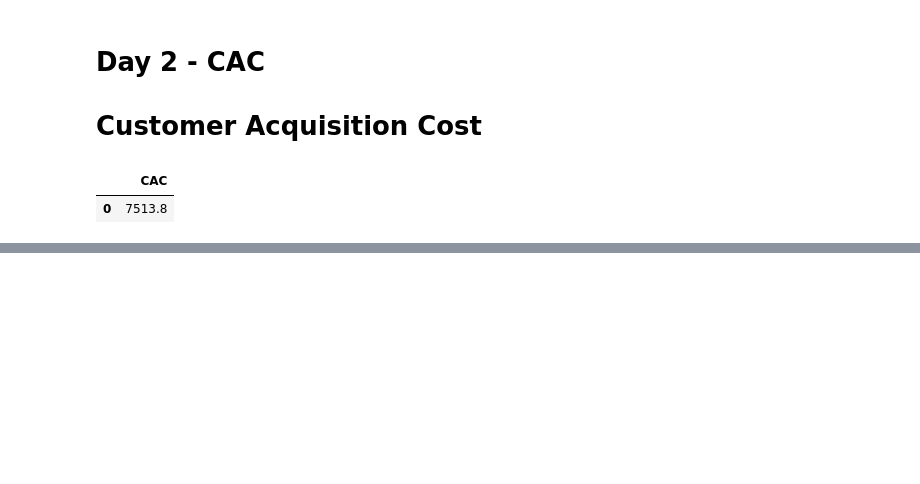
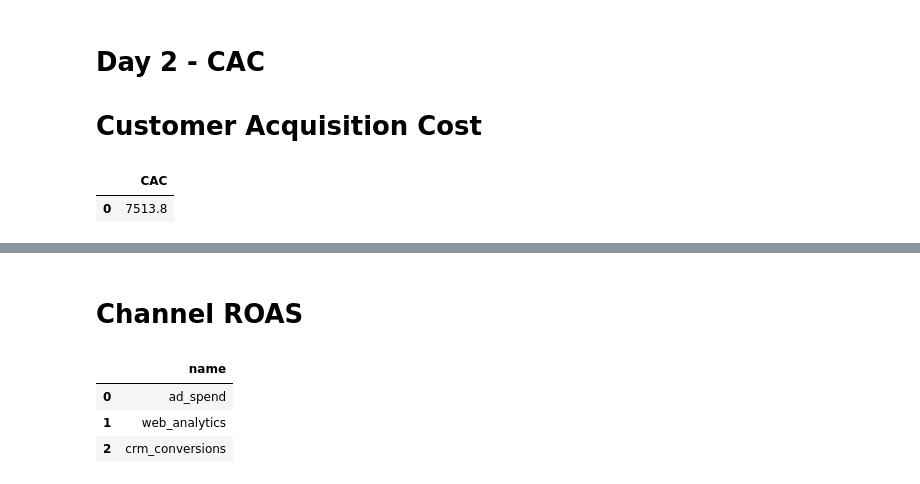
Before and after one commit to hitteshkharyal/Marketing-_ROI_Dashboard, a Jupyter notebook: project1.ipynb, the cells around one changed output, grey strips where cells are left out. Cells and saved outputs as stored; diff of their text form; code cells hidden in the pictures; blank space fills up the shorter version.

```diff
--- a/project1.ipynb
+++ b/project1.ipynb
@@ -1913,0 +1986,18 @@ WHERE conversion_status = 'Won';
+# %% [markdown]
+# Channel ROAS
+# %%
+import pandas as pd
+import sqlite3
+
+conn = sqlite3.connect("marketing.db")
+
+pd.read_sql("""
+SELECT name
+FROM sqlite_master
+WHERE type='table'
+""", conn)
+# %% [output]
+|  | name |
+| 0 | ad_spend |
+| 1 | web_analytics |
+| 2 | crm_conversions |
```
Also changed, not shown: parts of 6 cells of this notebook.
